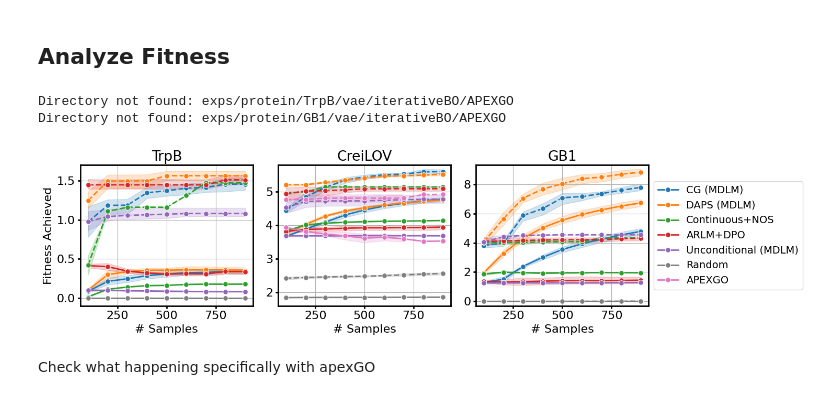
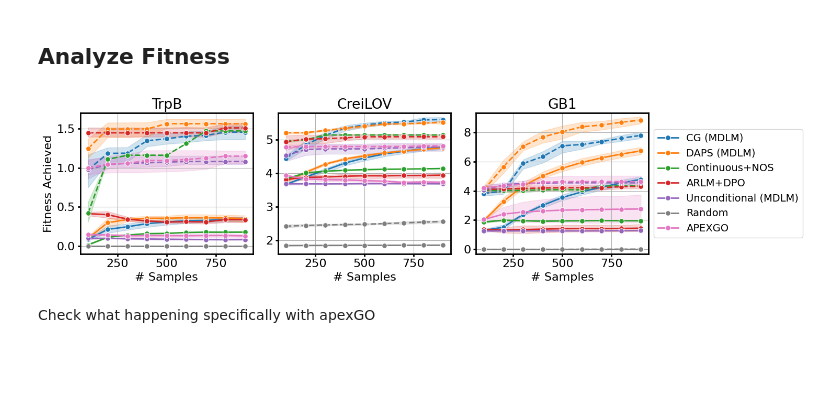
Before and after one commit to Komod0D/SGPO, a Jupyter notebook: analysis.ipynb, the cells around one changed output. Saved outputs shown, nothing was run; the diff lists cells and outputs as text; code cells hidden in the pictures; blank space fills up the shorter version.

Commit message:
ran last few APEXGO campaigns on new datasets

```diff
--- a/analysis.ipynb
+++ b/analysis.ipynb
@@ -1241,6 +1241,7 @@ for i, protein in enumerate(proteins):
                         df = pd.read_csv(os.path.join(path, file))
                         df["method"] = "APEXGO"
                         #subtract 1 from the round column
+                        df = df[:900]
                         #f["round"] = df["round"] - 1
                         dfs.append(df)
                 apexgo_df = pd.concat(dfs)
@@ -1362,35 +1363,33 @@ for i, protein in enumerate(proteins):
                 plt.ylim(1.6, 5.8)
             elif protein == "GB1":
                 plt.ylim(-0.3, 9.3)
                 plt.xlabel("# Samples")
 
             if counter > 1:
                 plt.ylabel("")
             else:
                 plt.ylabel("Fitness Achieved")
 
             # if k == 0:
             #     plt.ylabel("Fitness Achieved")
             # else:
             #     plt.ylabel("")
             #     plt.gca().set_yticklabels([])
             #     if counter == 1:
             #         plt.title("max 4 mutations")
             #     else:
             #         plt.title("unconstrained")
 
             #plt.ylabel("")
             # if counter in [2,4]:
             #     plt.ylabel("")
             # else:
             #     plt.ylabel(protein + " Fitness")
             plt.grid()
 
     plt.tight_layout()
     #plt.savefig(f"figures/{algo}.svg")
 # %% [output]
-Directory not found: exps/protein/TrpB/vae/iterativeBO/APEXGO
-Directory not found: exps/protein/GB1/vae/iterativeBO/APEXGO
-[figure, old version]
+[figure, new version]
 # %% [markdown]
 Check what happening specifically with apexGO
```
Also changed, not shown: parts of 4 cells of this notebook, 7 other files.
